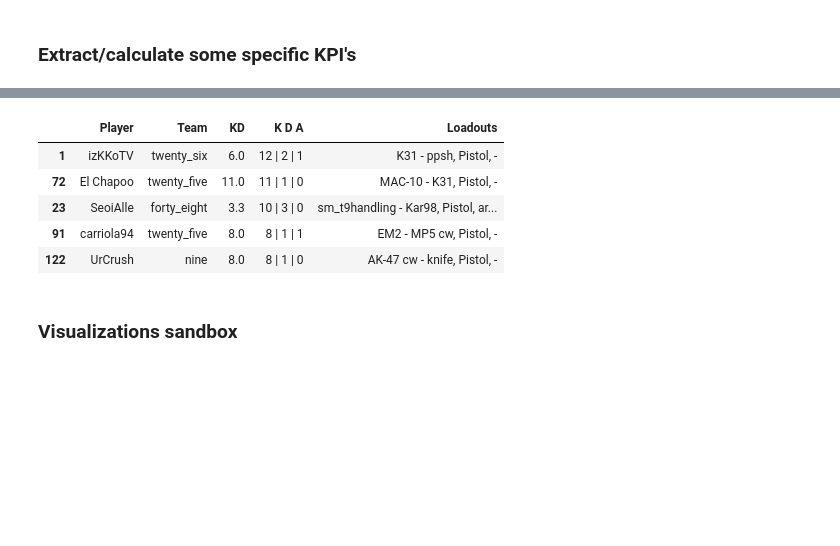
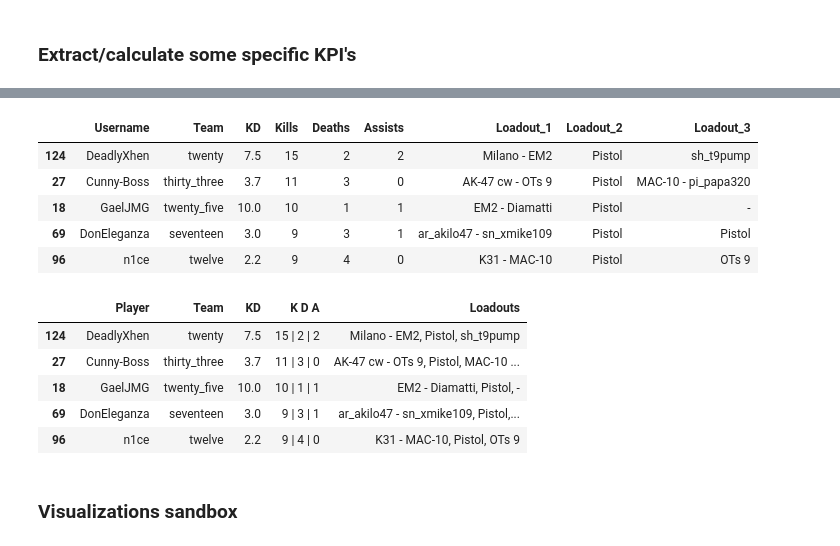
Before and after one commit to matthieuvion/wzkd, a Jupyter notebook: notebooks/format_one_match.ipynb, the cells around one changed output, grey strips where cells are left out. Drawn from its saved outputs; the diff is of its cells as text; code cells hidden in the pictures; blank space fills up the shorter version.

```diff
--- a/notebooks/format_one_match.ipynb
+++ b/notebooks/format_one_match.ipynb
@@ -286,3 +407,6 @@ open_file.close()
+# %%
+with open('match.pkl', 'rb') as f:
+    match = pickle.load(f)
 # %%
 df_match = MatchPlayersToDf(match)
 df_match.head(3)
@@ -645,6 +811,7 @@ def teamKillsPlacement(df, gamertag):
 # %%
-open_file = open("match.pkl", "rb")
-match = pickle.load(open_file)
+# load offline data
+with open('match.pkl', 'rb') as f:
+    match = pickle.load(f)
 df_match = MatchPlayersToDf(match)
 df = MatchPlayersStandardize(df_match)
 open_file.close()
@@ -735,6 +867,6 @@ gentil_renard: FAL - K31, -, -
 # %%
 def shrinkDf(df, cols_to_concat, str_join, new_col):
-    """ For our df to occupy less space in Streamlit : to str + concat some cols into one"""
+    """ For our df to occupy less space in Streamlit : to str + concat given cols into 1"""
 
     def concat_cols(df, cols_to_concat, str_join):
         return pd.Series(map(str_join.join, df[cols_to_concat].values.tolist()),index = df.index)
@@ -746,27 +878,39 @@ def shrinkDf(df, cols_to_concat, str_join, new_col):
 
     return df
 
-def renderTeam(team_kills, team_weapons):
+def removeEmptyLoadouts(x):
+    """ Remove empty loadout after concatenation"""
+    x = x.split(', ')
+    x = list(map(lambda weapon: weapon.replace('-', '') if len(weapon) <= 1 else weapon, x))
+    x = list(filter(None, x))
+    return ', '.join(x)
+
+def renderTeam(team_kills):
     """ Render Team KDA concat with Team Weapons, in a plotly table"""
 
     team_kills = shrinkDf(team_kills, cols_to_concat=['Kills', 'Deaths', 'Assists'], str_join=' | ', new_col= 'K D A')
-    team_weapons = shrinkDf(team_weapons, cols_to_concat=['Loadout_1', 'Loadout_2', 'Loadout_3'], str_join=', ', new_col='Loadouts')
+    cols_to_concat = team_kills.columns[team_kills.columns.str.startswith('Loadout')].tolist()
+    team_kills = shrinkDf(team_kills, cols_to_concat, str_join=', ', new_col='Loadouts')
 
-    team_weapons.reset_index().drop('index', axis=1)
-    pad_row = {'Username': 'Team', 'Loadouts': '-'}
-    team_weapons = team_weapons.append(pad_row, ignore_index=True)
-    team_weapons = team_weapons.drop('Username', axis=1)
-    team_info = pd.concat([team_kills, team_weapons], axis=1, sort=True)
-    team_info = team_info.rename(columns={"Username": "Player"})
+    team_kills = team_kills.rename(columns={"Username": "Player"})
 
-    return team_info
+    return team_kills
 
 def renderPlayers(players_kills):
     """ Render Team KDA concat with Team Weapons, in a plotly table"""
 
     players_kills = shrinkDf(players_kills, cols_to_concat=['Kills', 'Deaths', 'Assists'], str_join=' | ', new_col= 'K D A')
-    players_kills = shrinkDf(players_kills, cols_to_concat=['Loadout_1', 'Loadout_2', 'Loadout_3'], str_join=', ', new_col= 'Loadouts')
+    cols_to_concat = players_kills.columns[players_kills.columns.str.startswith('Loadout')].tolist()
+    players_kills = shrinkDf(players_kills, cols_to_concat, str_join=', ', new_col='Loadouts')
+
     players_kills = players_kills.rename(columns={"Username": "Player"})
 
     return players_kills
+
+def removeEmptyStrings(x):
+    """ Remove empty strings "-" mainy left after concatenation operations or fillna"""
+    x = x.split(', ')
+    x = list(map(lambda weapon: weapon.replace('-', '') if len(weapon) <= 1 else weapon, x))
+    x = list(filter(None, x))
+    return ', '.join(x)
 # %%
@@ -780,13 +934,21 @@ team_kills
 # %%
+players_kills = topPlayers(df)
+display(players_kills)
 top_players = renderPlayers(players_kills)
 top_players
 # %% [output]
-|  | Player | Team | KD | K D A | Loadouts |
-| 1 | izKKoTV | twenty_six | 6.0 | 12 | 2 | 1 | K31 - ppsh, Pistol, - |
-| 72 | El Chapoo | twenty_five | 11.0 | 11 | 1 | 0 | MAC-10 - K31, Pistol, - |
-| 23 | SeoiAlle | forty_eight | 3.3 | 10 | 3 | 0 | sm_t9handling - Kar98, Pistol, ar... |
-| 91 | carriola94 | twenty_five | 8.0 | 8 | 1 | 1 | EM2 - MP5 cw, Pistol, - |
-| 122 | UrCrush | nine | 8.0 | 8 | 1 | 0 | AK-47 cw - knife, Pistol, - |
+|  | Username | Team | KD | Kills | Deaths | Assists | Loadout_1 | Loadout_2 | Loadout_3 |
+| 124 | DeadlyXhen | twenty | 7.5 | 15 | 2 | 2 | Milano - EM2 | Pistol | sh_t9pump |
+| 27 | Cunny-Boss | thirty_three | 3.7 | 11 | 3 | 0 | AK-47 cw - OTs 9 | Pistol | MAC-10 - pi_papa320 |
+| 18 | GaelJMG | twenty_five | 10.0 | 10 | 1 | 1 | EM2 - Diamatti | Pistol | - |
+| 69 | DonEleganza | seventeen | 3.0 | 9 | 3 | 1 | ar_akilo47 - sn_xmike109 | Pistol | Pistol |
+| 96 | n1ce | twelve | 2.2 | 9 | 4 | 0 | K31 - MAC-10 | Pistol | OTs 9 |
+|  | Player | Team | KD | K D A | Loadouts |
+| 124 | DeadlyXhen | twenty | 7.5 | 15 | 2 | 2 | Milano - EM2, Pistol, sh_t9pump |
+| 27 | Cunny-Boss | thirty_three | 3.7 | 11 | 3 | 0 | AK-47 cw - OTs 9, Pistol, MAC-10 ... |
+| 18 | GaelJMG | twenty_five | 10.0 | 10 | 1 | 1 | EM2 - Diamatti, Pistol, - |
+| 69 | DonEleganza | seventeen | 3.0 | 9 | 3 | 1 | ar_akilo47 - sn_xmike109, Pistol,... |
+| 96 | n1ce | twelve | 2.2 | 9 | 4 | 0 | K31 - MAC-10, Pistol, OTs 9 |
 # %% [markdown]
 ### Visualizations sandbox
 # %% [markdown]
```
Also changed, not shown: parts of 81 cells of this notebook, 1 other file.
